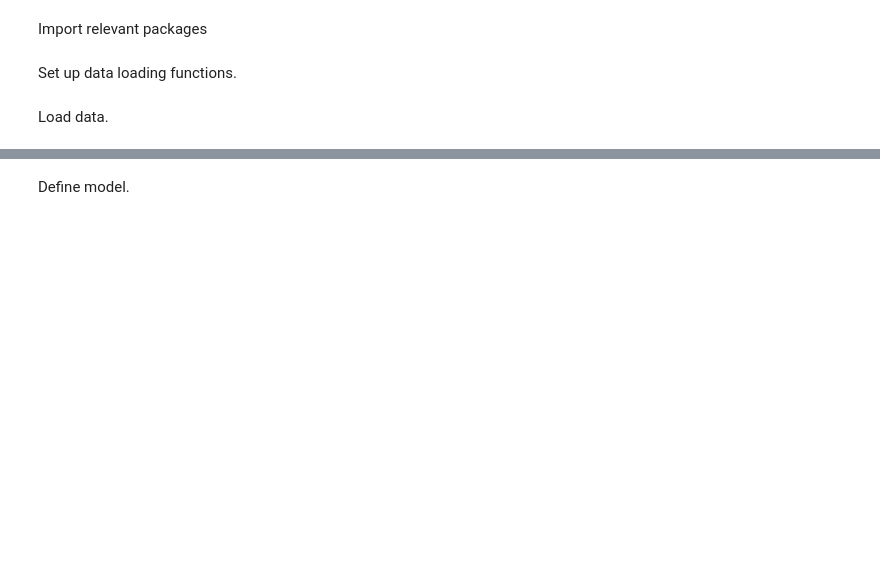
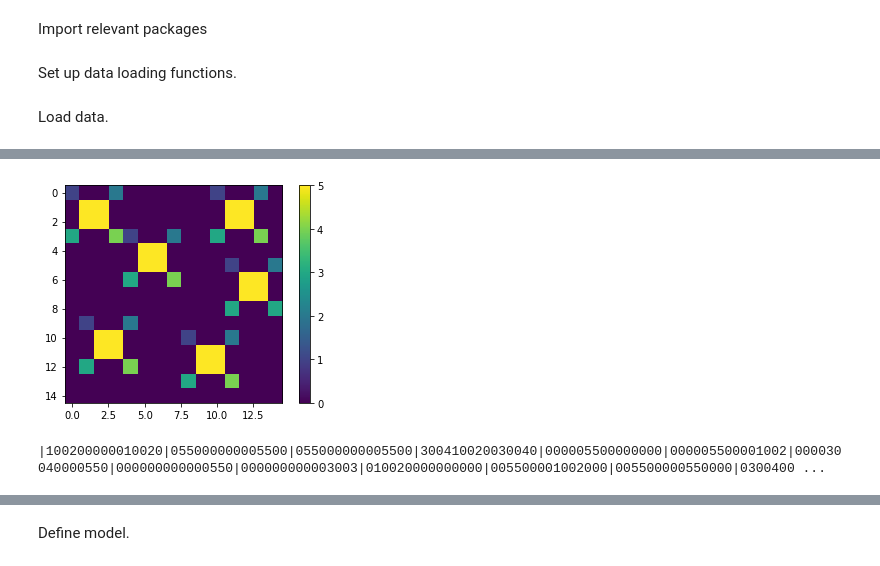
Before and after one commit to HarveyBrezinaConniffe/ARC, a Jupyter notebook: AI-NCA.ipynb, the cells around one changed output, grey strips where cells are left out. Drawn from its saved outputs; the diff is of its cells as text; code cells hidden in the pictures; blank space fills up the shorter version.

```diff
--- a/AI-NCA.ipynb
+++ b/AI-NCA.ipynb
@@ -97,6 +97,11 @@ def plot(inp):
     plt.imshow(inp[:, :, 0].reshape(30, 30))
     plt.colorbar()
     plt.show()
+
+def plotf(inp):
+    plt.imshow(inp)
+    plt.colorbar()
+    plt.show()
 # %%
 def loss_f(x, y):
     return tf.reduce_mean(tf.square(x[:, :, :, 0]-y[:, :, :, 0]))
@@ -190,0 +240,20 @@ def test(ntasks, channels, filters, perceptionsize, neurons, epochs, iterations,
+# %%
+def flattener(pred):
+    str_pred = str([row for row in pred])
+    str_pred = str_pred.replace(', ', '')
+    str_pred = str_pred.replace('[[', '|')
+    str_pred = str_pred.replace('][', '|')
+    str_pred = str_pred.replace(']]', '|')
+    return str_pred
+
+final = fout[:, :, 0]
+x = np.argmin(final[0, :])
+y = np.argmin(final[:, 0])
+cropped = final[:y, :x]
+plotf(cropped)
+
+finalout = flattener(cropped.astype(int).tolist())
+print(finalout)
+# %% [output]
+[figure, added]
+|100200000010020|055000000005500|055000000005500|300410020030040|000005500000000|000005500001002|000030040000550|000000000000550|000000000003003|010020000000000|005500001002000|005500000550000|0300400 ...
```
Also changed, not shown: parts of 7 cells of this notebook.
